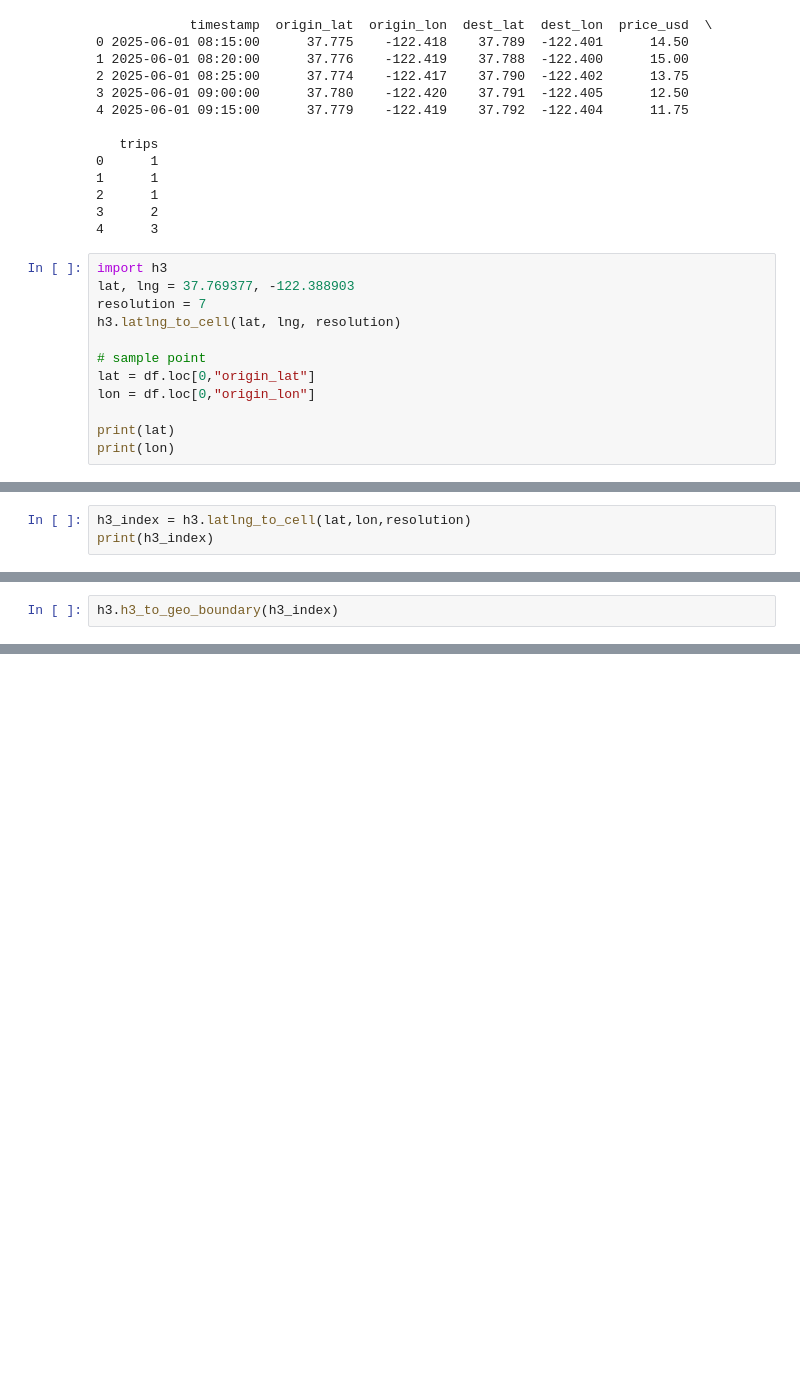
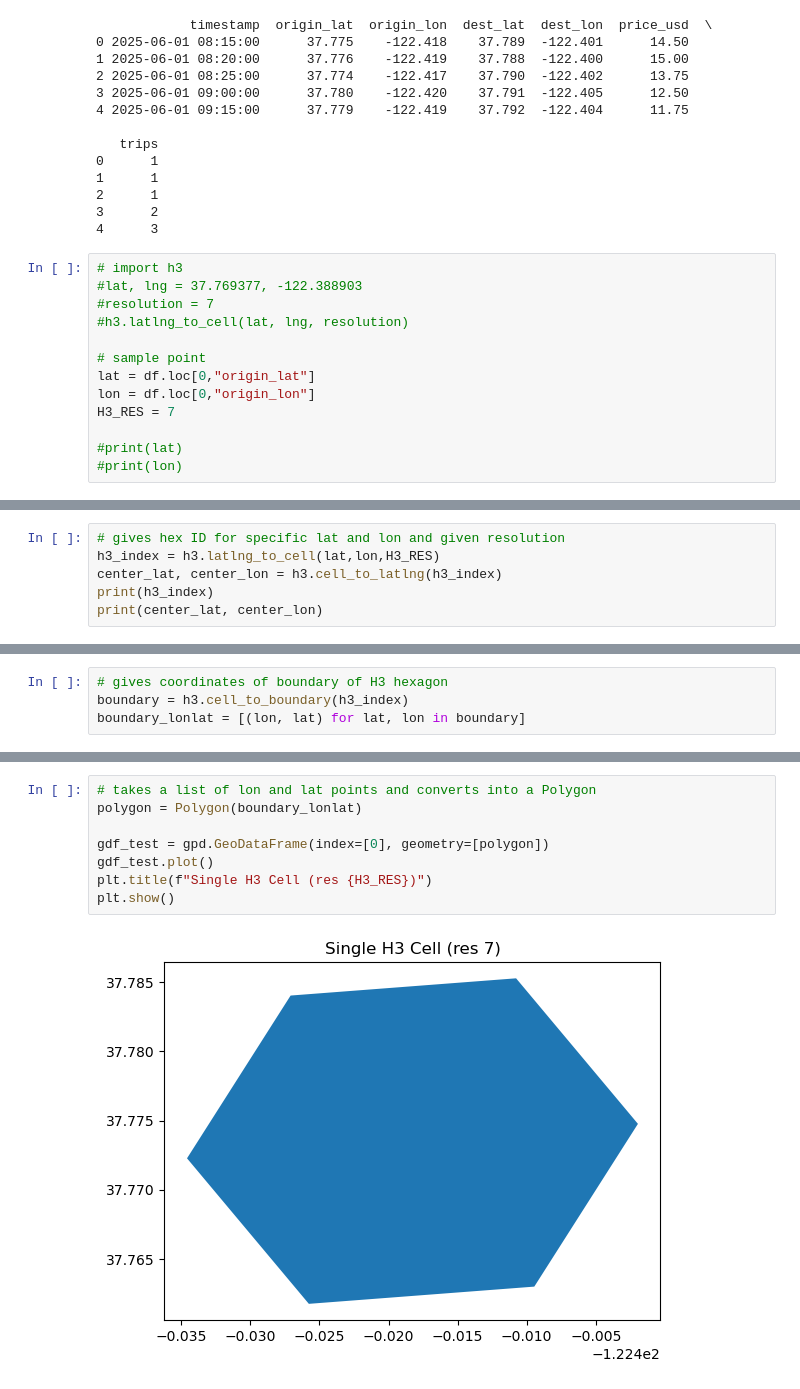
Before and after one commit to avamarinos/Uber_Internship_2025, a Jupyter notebook: Week_1/week1_exploration.ipynb, the cells around one changed output, grey strips where cells are left out. Cells and saved outputs as stored; diff of their text form; blank space fills up the shorter version.

```diff
--- a/Week_1/week1_exploration.ipynb
+++ b/Week_1/week1_exploration.ipynb
@@ -24,14 +25,15 @@ print(df.head())
 3      2
 4      3
 # %%
-import h3
-lat, lng = 37.769377, -122.388903
-resolution = 7
-h3.latlng_to_cell(lat, lng, resolution)
+# import h3
+#lat, lng = 37.769377, -122.388903
+#resolution = 7
+#h3.latlng_to_cell(lat, lng, resolution)
 
 # sample point
 lat = df.loc[0,"origin_lat"]
 lon = df.loc[0,"origin_lon"]
+H3_RES = 7
 
-print(lat)
-print(lon)
+#print(lat)
+#print(lon)
@@ -41,5 +40,8 @@ print(lon)
 # %%
-h3_index = h3.latlng_to_cell(lat,lon,resolution)
+# gives hex ID for specific lat and lon and given resolution
+h3_index = h3.latlng_to_cell(lat,lon,H3_RES)
+center_lat, center_lon = h3.cell_to_latlng(h3_index)
 print(h3_index)
+print(center_lat, center_lon)
 # %% [output]
 872830828ffffff
@@ -46,2 +49,4 @@ print(h3_index)
 # %%
-h3.h3_to_geo_boundary(h3_index)
+# gives coordinates of boundary of H3 hexagon
+boundary = h3.cell_to_boundary(h3_index)
+boundary_lonlat = [(lon, lat) for lat, lon in boundary]
@@ -69,0 +53,10 @@ note: This error originates from a subprocess, and is likely not a problem with
+# %%
+# takes a list of lon and lat points and converts into a Polygon
+polygon = Polygon(boundary_lonlat)
+
+gdf_test = gpd.GeoDataFrame(index=[0], geometry=[polygon])
+gdf_test.plot()
+plt.title(f"Single H3 Cell (res {H3_RES})")
+plt.show()
+# %% [output]
+[figure, added]
```
Also changed, not shown: parts of 9 cells of this notebook, 7 other files.
